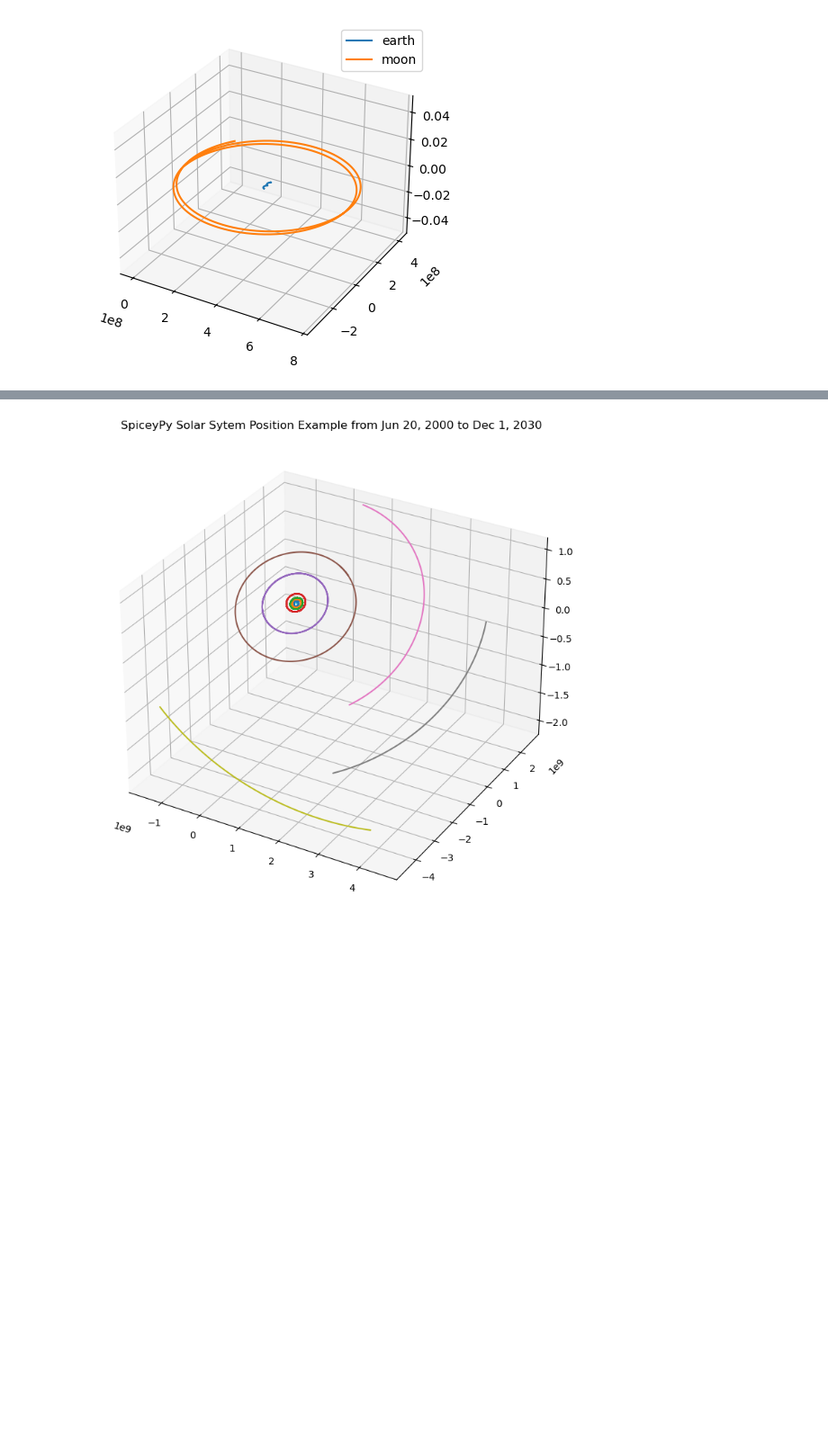
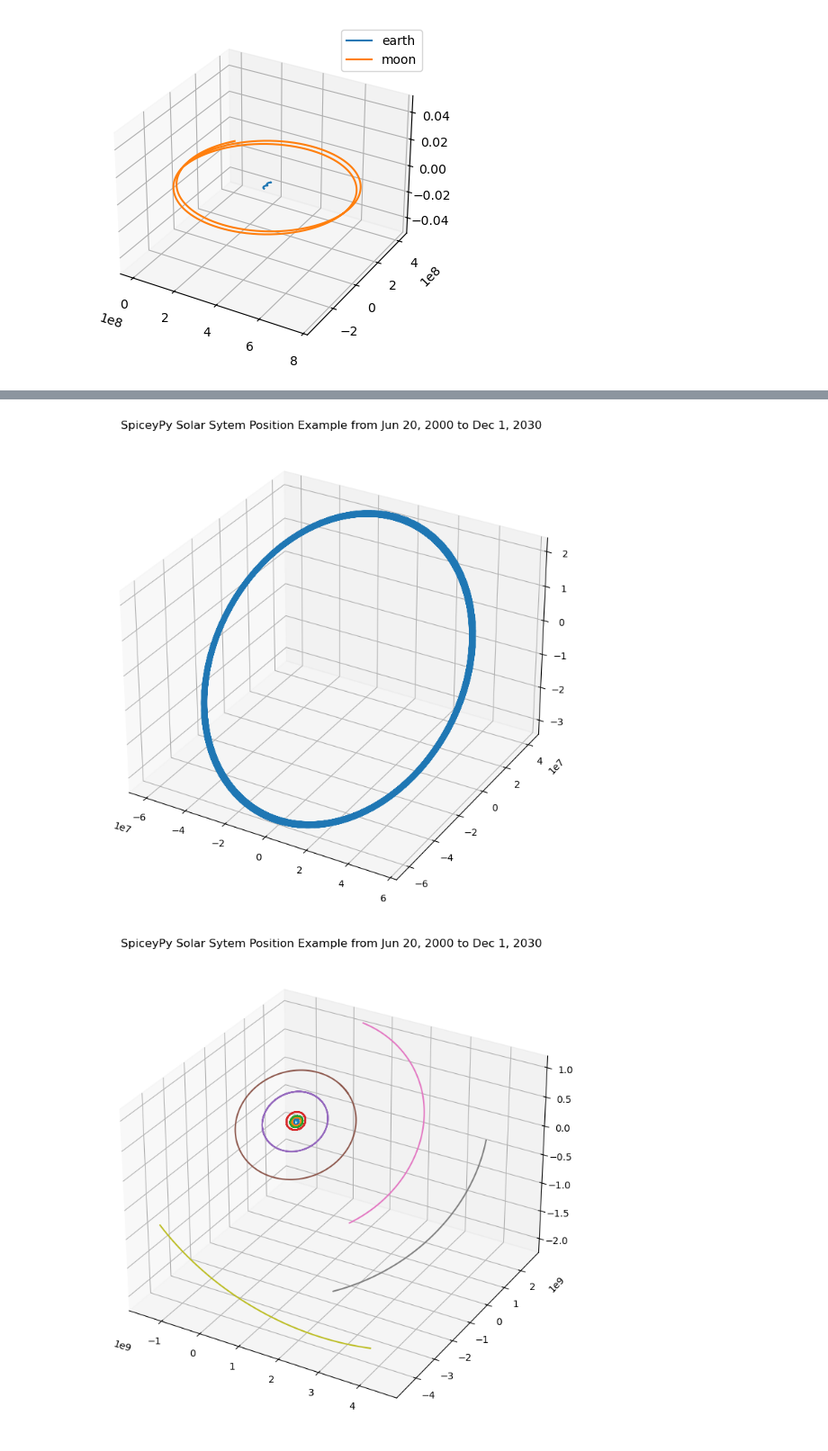
Before and after one commit to marvinlinn/solar-sail-simulations, a Jupyter notebook: sim.ipynb, the cells around one changed output, grey strips where cells are left out. Shown: that part at 90% size. Drawn from its saved outputs; the diff is of its cells as text; code cells hidden in the pictures; blank space fills up the shorter version.

```diff
--- a/sim.ipynb
+++ b/sim.ipynb
@@ -123,3 +142,25 @@ Missing operator in "\USERS\MARVI\APPDATA\ROAMING\JUPYTER\RUNTIME\KERNEL-V2-3293
+# %%
+import spiceypy as spice
+step = 4000
+
+spice.furnsh("./data/metaKernel.txt")
+
+utc = ['Jun 20, 2000', 'Dec 1, 2030']
+etOne = spice.str2et(utc[0])
+etTwo = spice.str2et(utc[1])
+
+times = [x*(etTwo-etOne)/step + etOne for x in range(step)]
+
+mercury_pos, mercury_vel = spice.spkpos('1', times, 'J2000', 'NONE', 'SOLAR SYSTEM BARYCENTER')
+
+mercury_pos = mercury_pos.T
+fig = plt.figure(figsize=(9, 9))
+ax  = fig.add_subplot(111, projection='3d')
+ax.plot(mercury_pos[0], mercury_pos[1], mercury_pos[2], label = 'Mercury')
+plt.title('SpiceyPy Solar Sytem Position Example from Jun 20, 2000 to Dec 1, 2030')
+plt.show()
+# %% [output]
+[figure, added]
 # %%
 import spiceypy as spice
 step = 4000
```
Also changed, not shown: parts of 2 cells of this notebook, 5 other files.
